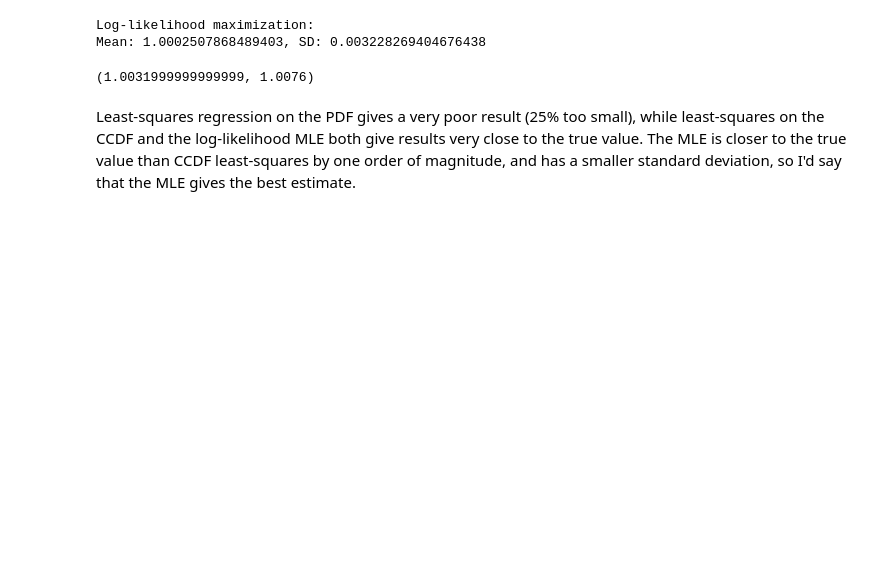
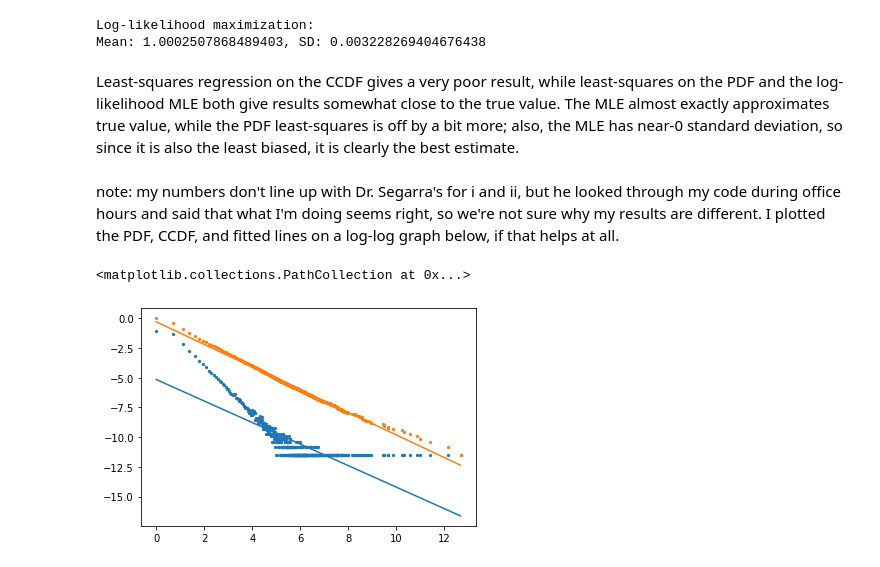
Before and after one commit to nglaze00/ELEC-573, a Jupyter notebook: hw3/hw3.ipynb, the cells around one changed output. Drawn from its saved outputs; the diff is of its cells as text; code cells hidden in the pictures; blank space fills up the shorter version.

```diff
--- a/hw3/hw3.ipynb
+++ b/hw3/hw3.ipynb
@@ -77,21 +77,22 @@ Also, we have that when p = lambda * ln(n) / n, lambda < 1 makes the graph's pro
 ## b) Pareto sampling
 # %%
 def sample_pareto(alpha=1, x_0=1, size=100_000):
-    pareto_func = np.vectorize(lambda u:  x_0 / u**(1 / alpha))
+    pareto_func = np.vectorize(lambda u:  x_0 / (u**(1 / alpha)))
     u_samples = np.random.sample(size=size)
     return pareto_func(u_samples)
 # %%
 def compute_pdf(samples):
-    samples_ints = np.round(samples, decimals=0)
-    samples_int_counts = Counter(samples_ints)
-    x = np.array(sorted(samples_int_counts.keys()))
-    px_x = np.array([samples_int_counts[k] for k in x])
-    px_x = px_x / px_x.sum()
+    sample_ints = np.rint(samples).astype(int)
+
+    cts = Counter(sample_ints)
+    x = np.array(sorted(cts.keys()))
+    px_x = np.array([cts[i] for i in sorted(cts.keys())]) / len(sample_ints)
+
     return x, px_x
 # %%
 def compute_ccdf(x, px_x):
     s = 0
-    fbarx_x = np.zeros(px_x.shape)
+    fbarx_x = np.zeros(x.shape)
     for i in range(len(x) - 1, -1, -1):
         s += px_x[i]
         fbarx_x[i] = s
@@ -174,9 +169,27 @@ eval_alpha_estimate(estimate_alpha_mle, 'Log-likelihood maximization');
 # %% [output]
 Log-likelihood maximization:
 Mean: 1.0002507868489403, SD: 0.003228269404676438
-# %%
-1.0002 + .003, .9979 + .0097
-# %% [output]
-(1.0031999999999999, 1.0076)
 # %% [markdown]
-Least-squares regression on the PDF gives a very poor result (25% too small), while least-squares on the CCDF and the log-likelihood MLE both give results very close to the true value. The MLE is closer to the true value than CCDF least-squares by one order of magnitude, and has a smaller standard deviation, so I'd say that the MLE gives the best estimate.
+Least-squares regression on the CCDF gives a very poor result, while least-squares on the PDF and the log-likelihood MLE both give results somewhat close to the true value. The MLE almost exactly approximates true value, while the PDF least-squares is off by a bit more; also, the MLE has near-0 standard deviation, so since it is also the least biased, it is clearly the best estimate.
+# %% [markdown]
+note: my numbers don't line up with Dr. Segarra's for i and ii, but he looked through my code during office hours and said that what I'm doing seems right, so we're not sure why my results are different. I plotted the PDF, CCDF, and fitted lines on a log-log graph below, if that helps at all.
+# %%
+x, p_x = compute_pdf(sample_pareto())
+x, fbarx_x = compute_ccdf(x, p_x)
+# print(px_x.sum(), fbarx_x[:3], fbarx_x[-3:])
+
+x_log = np.log(x)
+
+m, c = np.polyfit(x_log, np.log(p_x), deg=1)
+
+plt.plot(x_log, [a * m + c for a in x_log])
+plt.scatter(x_log, np.log(p_x), s=5)
+
+
+m, c = np.polyfit(x_log, np.log(fbarx_x), deg=1)
+
+plt.plot(x_log, [a * m + c for a in x_log])
+plt.scatter(x_log, np.log(fbarx_x), s=5)
+# %% [output]
+<matplotlib.collections.PathCollection at 0x...>
+[figure, added]
```
Also changed, not shown: parts of 9 cells of this notebook.
